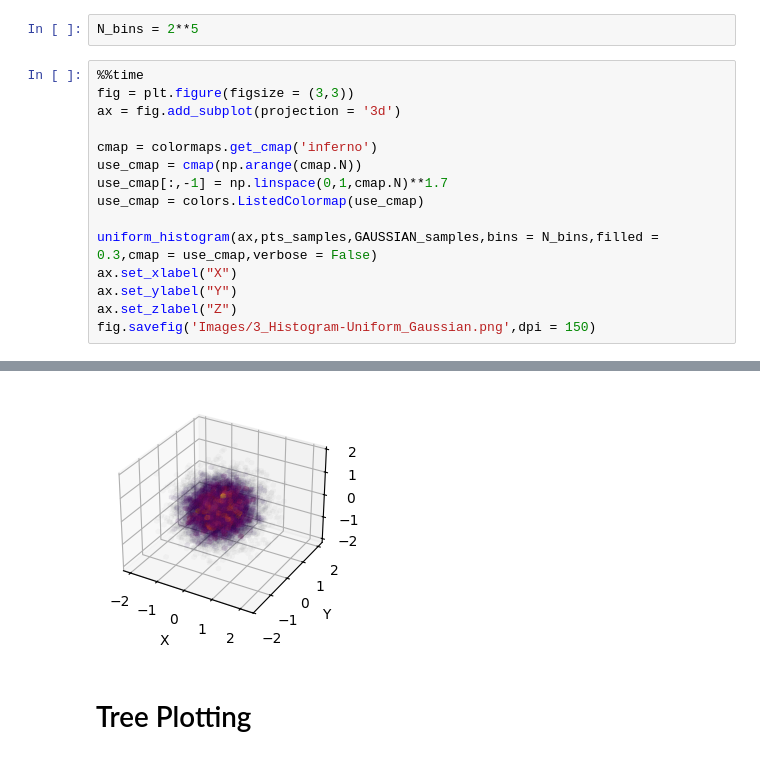
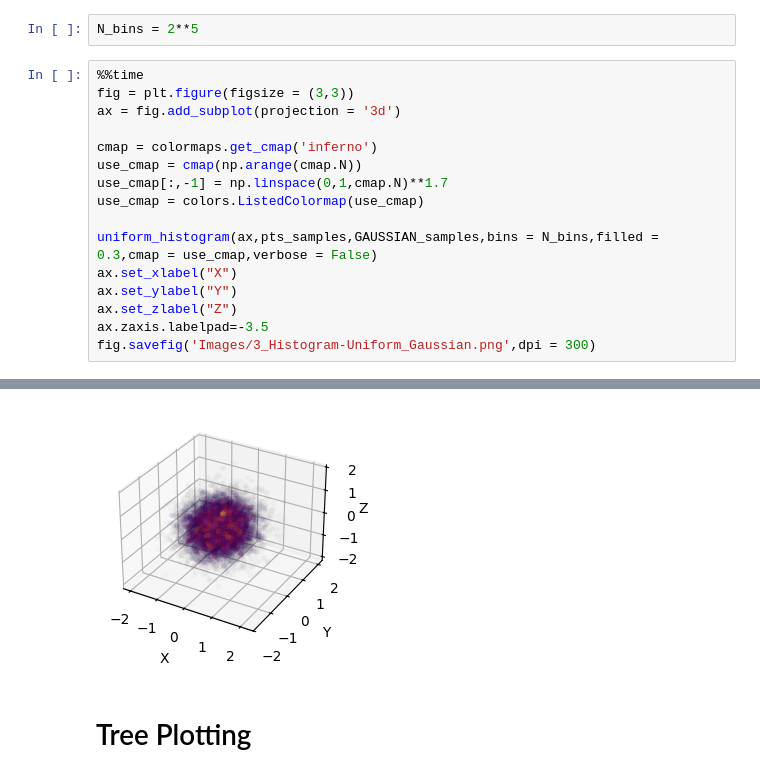
Before and after one commit to benmckcohen/cplt3d, a Jupyter notebook: Examples/Gaussian/Gaussian.ipynb, the cells around one changed output, grey strips where cells are left out. Saved outputs shown, nothing was run; the diff lists cells and outputs as text.

```diff
--- a/Examples/Gaussian/Gaussian.ipynb
+++ b/Examples/Gaussian/Gaussian.ipynb
@@ -118,5 +120,6 @@ uniform_histogram(ax,pts_samples,GAUSSIAN_samples,bins = N_bins,filled = 0.3,cma
 ax.set_xlabel("X")
 ax.set_ylabel("Y")
 ax.set_zlabel("Z")
-fig.savefig('Images/3_Histogram-Uniform_Gaussian.png',dpi = 150)
+ax.zaxis.labelpad=-3.5
+fig.savefig('Images/3_Histogram-Uniform_Gaussian.png',dpi = 300)
 # %% [output]
@@ -125,4 +128,4 @@ Wall time: 1.23 s
-[figure, old version]
+[figure, new version]
 # %% [markdown]
 # Tree Plotting
 # %% [markdown]
```
Also changed, not shown: parts of 7 cells of this notebook, 8 other files.
